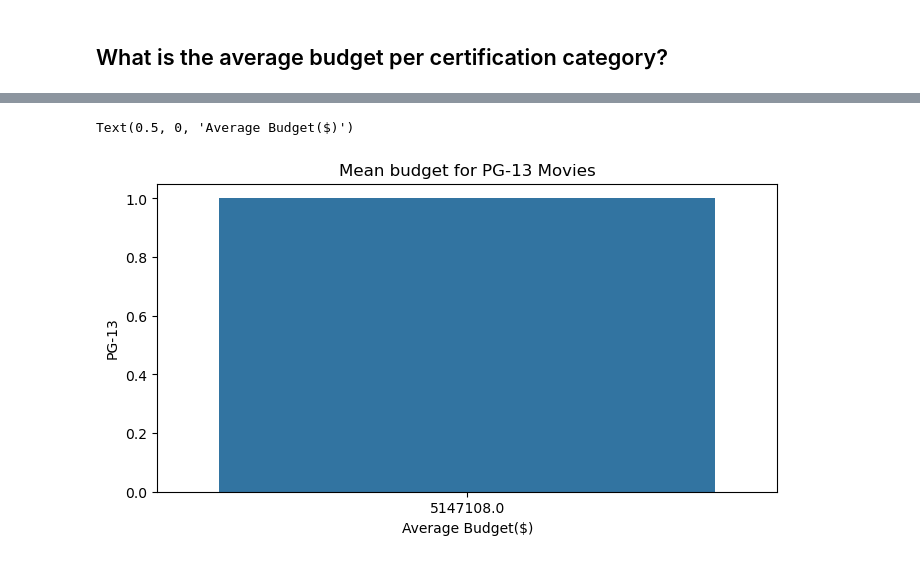
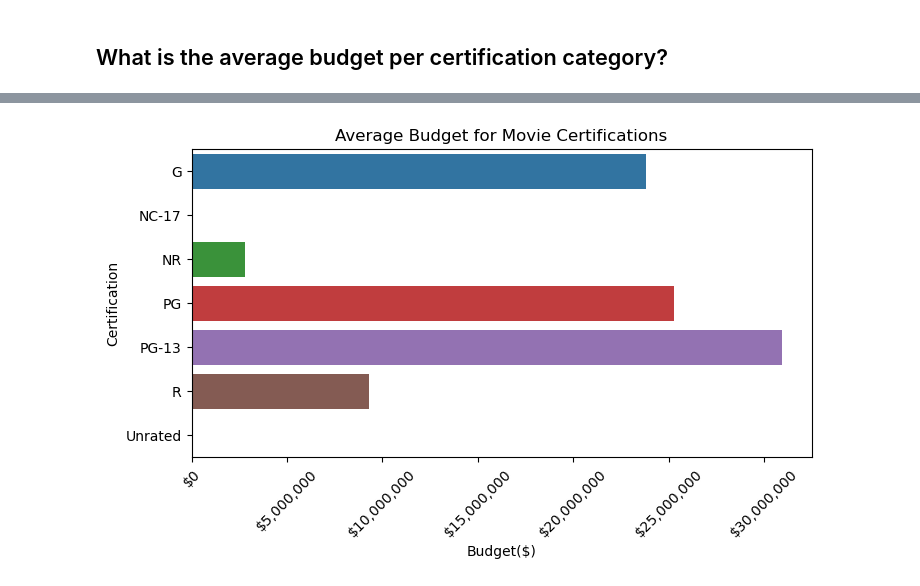
Before and after one commit to JmB17/Data-Enrichment-Project, a Jupyter notebook: Project 3 Part 2 EDA.ipynb, the cells around one changed output, grey strips where cells are left out. Saved outputs shown, nothing was run; the diff lists cells and outputs as text; code cells hidden in the pictures.

```diff
--- a/Project 3 Part 2 EDA.ipynb
+++ b/Project 3 Part 2 EDA.ipynb
@@ -9,8 +9,8 @@ import seaborn as sns
 # %% [markdown]
 # Load Data
 # %%
-year_2000 = pd.read_csv("Data/final_tmdbdata2000.csv.gz")
-year_2001 = pd.read_csv("Data/final_tmdbdata2001.csv.gz")
+year_2000 = pd.read_csv("Data/final_tmdb_data_2000.csv.gz")
+year_2001 = pd.read_csv("Data/final_tmdb_data_2001.csv.gz")
 # %% [markdown]
 ## Join Data
 # %%
@@ -92,2 +105,5 @@ Name: revenue, dtype: float64
+# %%
+from matplotlib.ticker import StrMethodFormatter
+price_fmt = StrMethodFormatter("${x:,.0f}")
 # %%
 fig, ax = plt.subplots(figsize=(8,4))
@@ -110,0 +120,4 @@ Name: budget, dtype: float64
+# %%
+avg_bug = tmdb_results_combined.groupby('certification')['budget'].agg(['mean'])
+avg_bug['mean'] = round(avg_bug['mean'],2)
+avg_bug
@@ -111,12 +134,13 @@ Name: budget, dtype: float64
 # %%
 fig, ax = plt.subplots(figsize=(8,4))
-sns.countplot(data=avg_bug, x= avg_bug)
-plt.title('Mean budget for PG-13 Movies')
-plt.ylabel('PG-13')
-plt.xlabel('Average Budget($)')
+sns.barplot(data=avg_bug, x='mean', y=avg_bug.index)
+plt.title('Average Budget for Movie Certifications')
+plt.ylabel('Certification')
+plt.xlabel('Budget($)')
+plt.xticks(rotation= 45)
+ax.xaxis.set_major_formatter(price_fmt);
 # %% [output]
-Text(0.5, 0, 'Average Budget($)')
-[figure, old version]
+[figure, new version]
 # %%
 # Save a final merged .csv.gz of all of the tmdb api data
 tmdb_results_combined.to_csv("Data/tmdb_results_combined.csv.gz",
```
Also changed, not shown: parts of 10 cells of this notebook, 10 other files.
